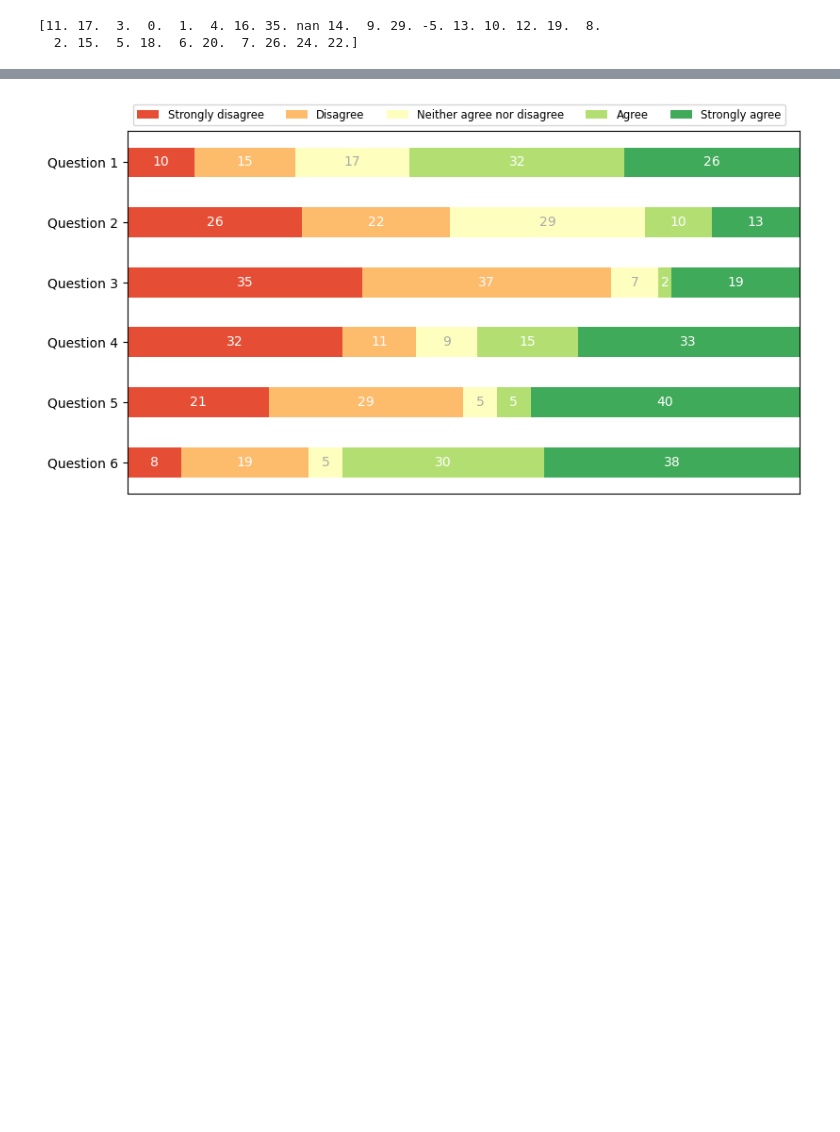
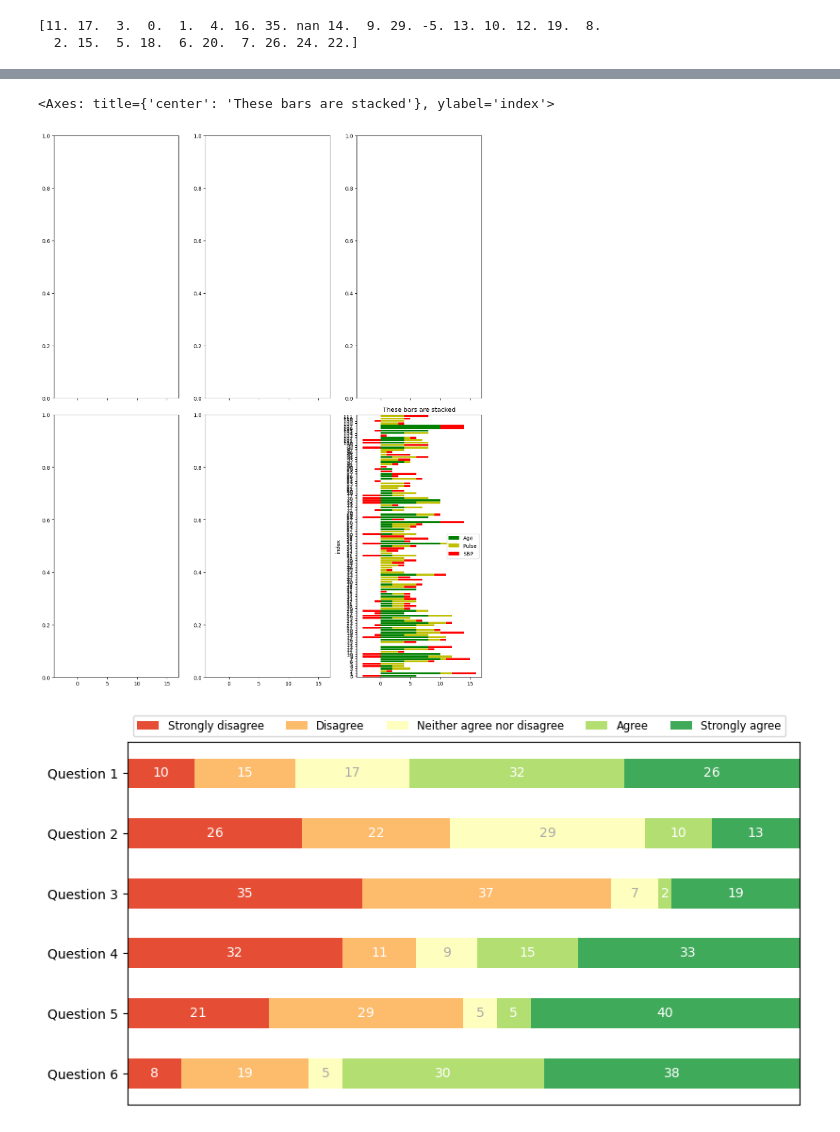
Before and after one commit to mac389/INTOXICATE, a Jupyter notebook: src/rz_hicss_plots/main_plotter.ipynb, the cells around one changed output, grey strips where cells are left out. Saved outputs shown, nothing was run; the diff lists cells and outputs as text; code cells hidden in the pictures; blank space fills up the shorter version.

Commit message:
jupyter notebook plotting INTOXICATE classes - prototype stacked bars working code

```diff
--- a/src/rz_hicss_plots/main_plotter.ipynb
+++ b/src/rz_hicss_plots/main_plotter.ipynb
@@ -110,6 +128,22 @@ df_numeric = df_bin_conv(df_numeric, 'Dysrhythmia', [5,0])
 df_numeric = df_bin_conv(df_numeric, 'Secondary Reason for ICU Admission', [7,0])
 #Toxin scores
 df_numeric = df_substance_conv(df_numeric, 'Exposure Category')
+# %%
+#Remove unncessary columns for plotting purposes
+df_plotting = df_numeric.copy()
+df_plotting = df_numeric.drop(columns=['Gender', 'Predicted Disposition', 'Actual Disposition'])
+#convert to plot-compatible format
+df_plotting = df_plotting.reset_index()
+cols = ['Age','Pulse','SBP','GCS','Respiratory Insufficiency','Cirrhosis','Dysrhythmia','Secondary Reason for ICU Admission','Exposure Category']
+df_plot_melt = df_plotting.melt(id_vars='index',value_vars=cols)
+# %%
+fig, ((ax1, ax2, ax3), (ax4, ax5, ax6)) = plt.subplots(2, 3, figsize=(12, 15), sharex=True, tight_layout=True)
+#Generate stacked bars
+df_plotting.plot(kind='barh', x='index', y=['Age','Pulse','SBP'], stacked=True, width=0.8,color=['g', 'y', 'r'], title='These bars are stacked',ax=ax6)
+#ax6.invert_yaxis()
+# %% [output]
+<Axes: title={'center': 'These bars are stacked'}, ylabel='index'>
+[figure, added]
 # %%
 
 
```
Also changed, not shown: parts of 2 cells of this notebook.
